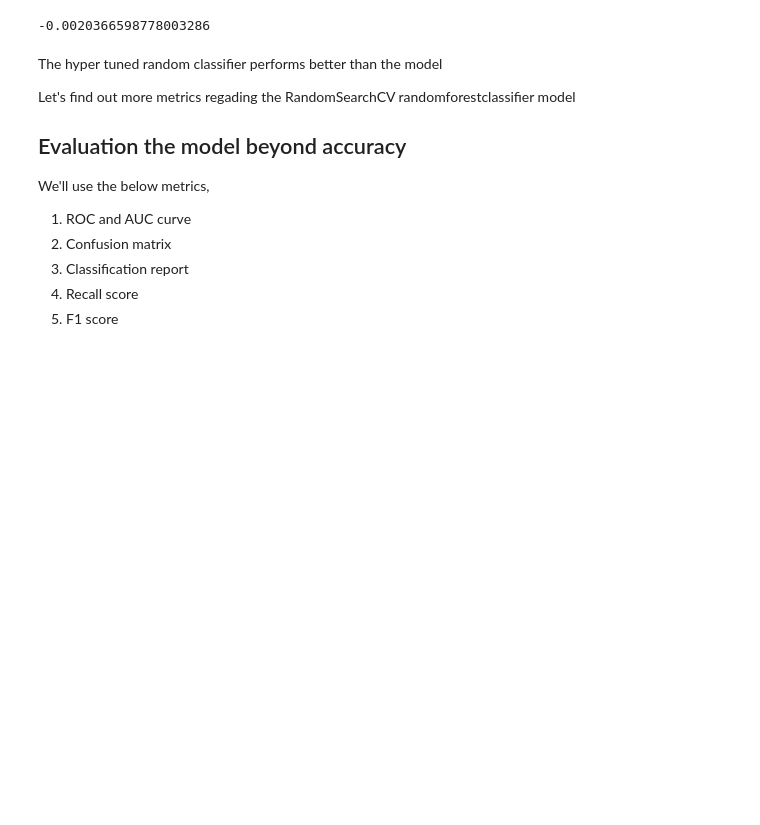
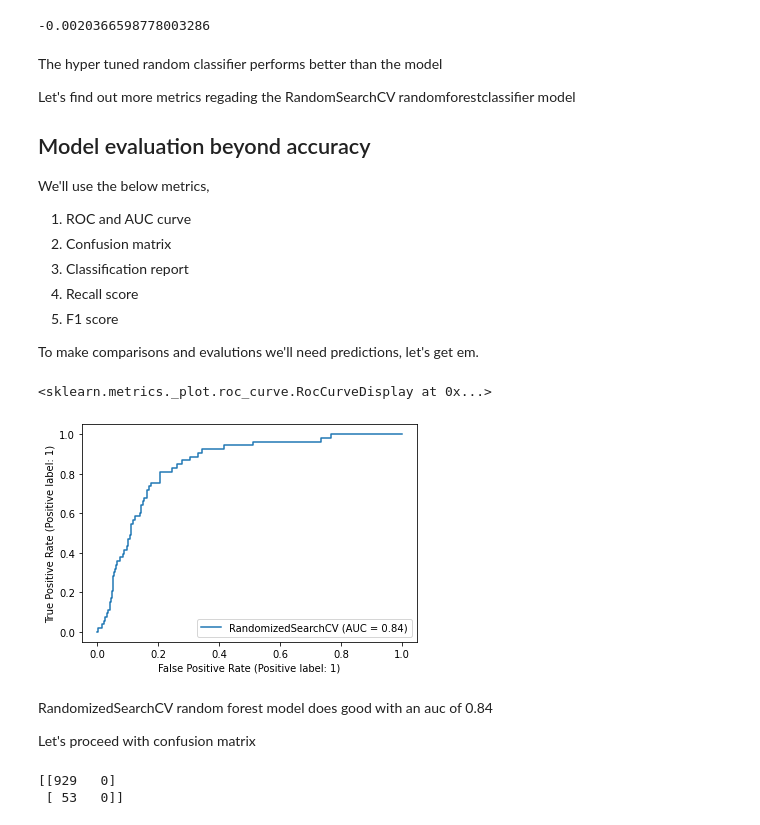
Before and after one commit to JpChii/ML-Projects, a Jupyter notebook: end-to-end-stroke-prediction.ipynb, the cells around one changed output. Drawn from its saved outputs; the diff is of its cells as text; code cells hidden in the pictures; blank space fills up the shorter version.

Commit message:
modelled and calculated metric

```diff
--- a/end-to-end-stroke-prediction.ipynb
+++ b/end-to-end-stroke-prediction.ipynb
@@ -741,7 +741,7 @@ The hyper tuned random classifier performs better than the model
 
 Let's find out more metrics regading the RandomSearchCV randomforestclassifier model
 
-## Evaluation the model beyond accuracy
+## Model evaluation beyond accuracy
 
 We'll use the below metrics,
 
@@ -750,3 +750,5 @@ We'll use the below metrics,
 3. Classification report
 4. Recall score
 5. F1 score
+
+To make comparisons and evalutions we'll need predictions, let's get em.
@@ -752,0 +757,17 @@ We'll use the below metrics,
+# %%
+# Import roc curve from metrics module
+from sklearn.metrics import plot_roc_curve
+
+plot_roc_curve(rs_rf, X_test, Y_test)
+# %% [output]
+<sklearn.metrics._plot.roc_curve.RocCurveDisplay at 0x...>
+[figure, added]
+# %% [markdown]
+RandomizedSearchCV random forest model does good with an auc of 0.84
+
+Let's proceed with confusion matrix
+# %%
+print(confusion_matrix(Y_test, Y_preds))
+# %% [output]
+[[929   0]
+ [ 53   0]]
```
Also changed, not shown: parts of 21 cells of this notebook, 3 other files.
